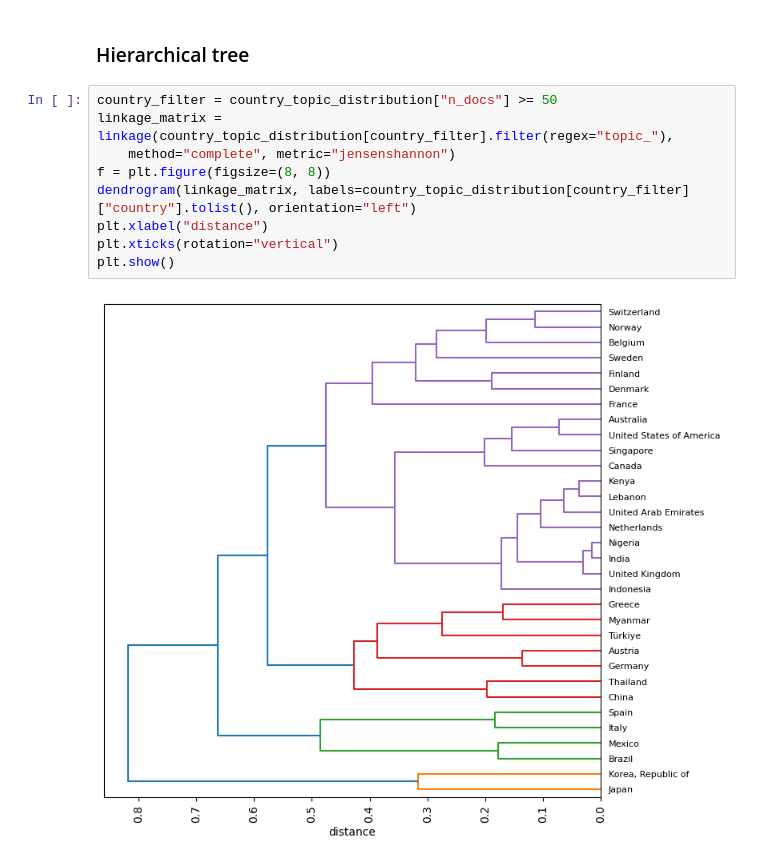
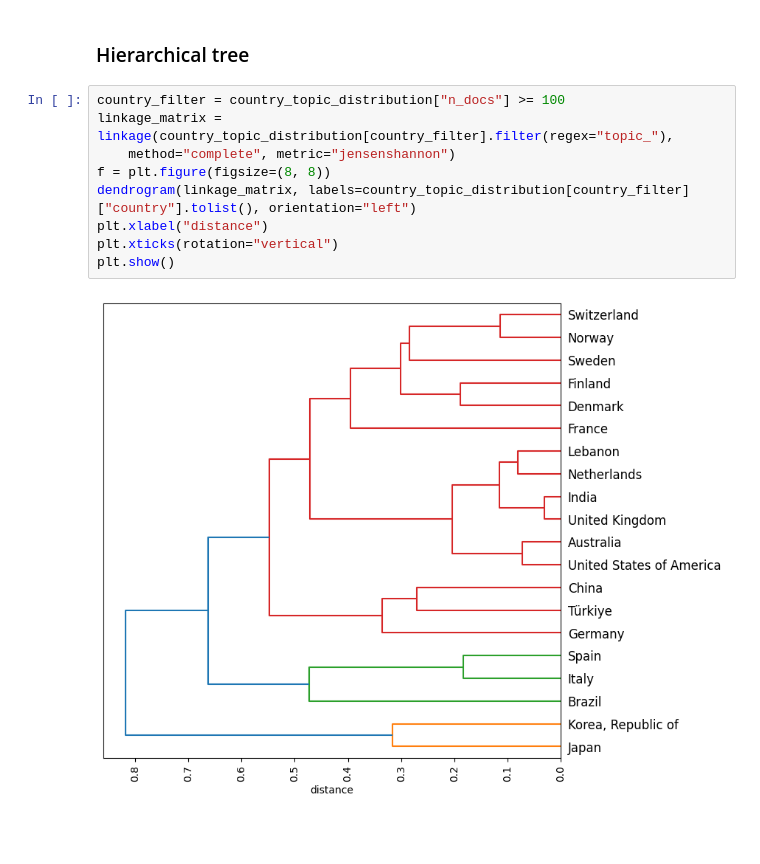
Before and after one commit to fridrichmrtn/sustainability-reports-industry-analysis, a Jupyter notebook: docs/industry_exploration.ipynb, the cells around one changed output. Cells and saved outputs as stored; diff of their text form; blank space fills up the shorter version.

Commit message:
Add filtered countries.

```diff
--- a/docs/industry_exploration.ipynb
+++ b/docs/industry_exploration.ipynb
@@ -221,13 +221,13 @@ plt.show()
 # %% [markdown]
 ### Hierarchical tree
 # %%
-country_filter = country_topic_distribution["n_docs"] >= 50
+country_filter = country_topic_distribution["n_docs"] >= 100
 linkage_matrix = linkage(country_topic_distribution[country_filter].filter(regex="topic_"),
     method="complete", metric="jensenshannon")
 f = plt.figure(figsize=(8, 8))
 dendrogram(linkage_matrix, labels=country_topic_distribution[country_filter]["country"].tolist(), orientation="left")
 plt.xlabel("distance")
 plt.xticks(rotation="vertical")
 plt.show()
 # %% [output]
-[figure, old version]
+[figure, new version]
```
